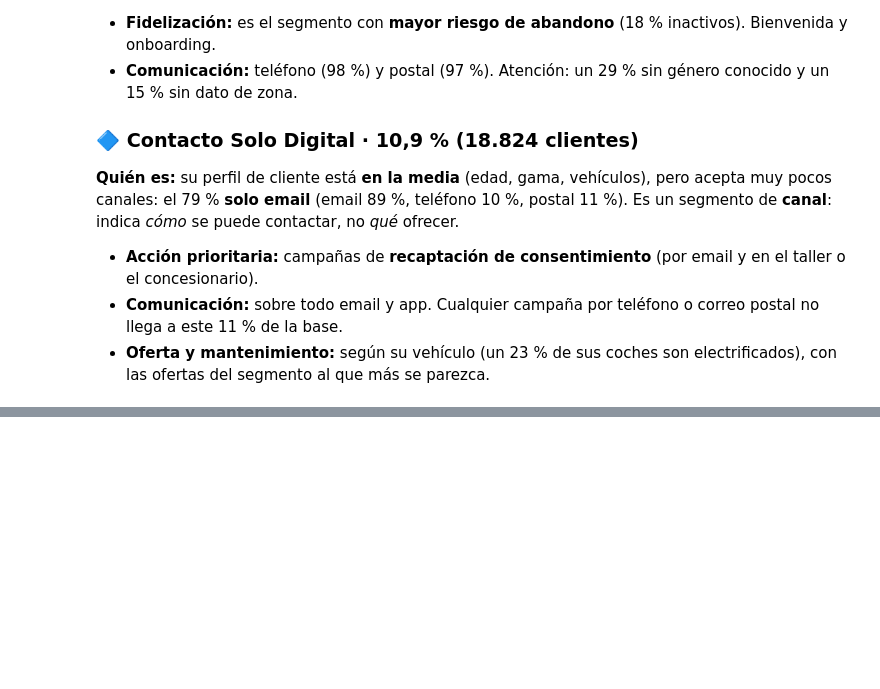
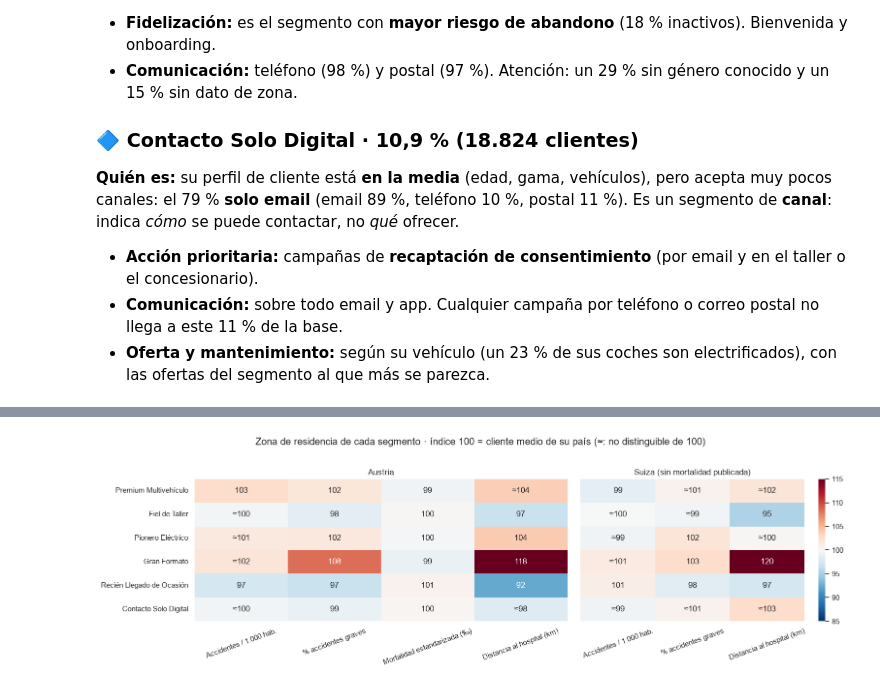
Before and after one commit to albaalibaii/Mercedes-Benz, a Jupyter notebook: Reto4_Segmentos.ipynb, the cells around one changed output, grey strips where cells are left out. Cells and saved outputs as stored; diff of their text form; code cells hidden in the pictures; blank space fills up the shorter version.

Commit message:
Reto 4: perfil de salud y seguridad vial por segmento y prueba con variables de zona en el K-Means

```diff
--- a/Reto4_Segmentos.ipynb
+++ b/Reto4_Segmentos.ipynb
@@ -487,0 +539,8 @@ Hipótesis: **entró en la marca con un coche de ocasión** (ver 3.2).
+# %%
+perfil_zona = {}
+for pais in ["AT", "CH"]:
+    s = clientes[clientes["country_code"] == pais]
+    t = s.groupby("segmento", observed=True)[list(IND)].mean().reindex(ORDEN)
+    t.loc["TOTAL"] = s[list(IND)].mean()
+    perfil_zona[pais] = t.rename(columns=IND)
+pd.concat(perfil_zona, axis=1).dropna(axis=1, how="all").map("{:.2f}".format)
@@ -487,0 +562,20 @@ Hipótesis: **entró en la marca con un coche de ocasión** (ver 3.2).
+# %%
+def indice_bootstrap(pais, col, B=500, semilla=0):
+    s = clientes[(clientes["country_code"] == pais) & clientes[col].notna()]
+    # Sumas y recuentos por zona y segmento: remuestrear zonas = dar a cada zona un peso (nº de veces que sale)
+    suma = s.pivot_table(index="zona", columns="segmento", values=col, aggfunc="sum", observed=True).reindex(columns=ORDEN).fillna(0)
+    n = s.pivot_table(index="zona", columns="segmento", values=col, aggfunc="size", observed=True).reindex(columns=ORDEN).fillna(0)
+    def indice(w):
+        seg = (w @ suma.values) / (w @ n.values)
+        return seg / ((w @ suma.values.sum(1)) / (w @ n.values.sum(1))) * 100
+    rng = np.random.default_rng(semilla)
+    pesos = rng.multinomial(len(suma), np.full(len(suma), 1 / len(suma)), size=B)
+    boot = np.array([indice(w) for w in pesos])
+    return pd.DataFrame({"índice": indice(np.ones(len(suma))), "ic_inf": np.percentile(boot, 2.5, axis=0),
+                         "ic_sup": np.percentile(boot, 97.5, axis=0)}, index=ORDEN)
+
+idx_zona = {(pais, col): indice_bootstrap(pais, col) for pais in ["AT", "CH"] for col in IND
+            if clientes.loc[clientes["country_code"] == pais, col].notna().any()}
+tabla_idx = pd.DataFrame({f"{pais} · {IND[col]}": r.apply(lambda f: f"{f['índice']:.0f} [{f['ic_inf']:.0f}-{f['ic_sup']:.0f}]", axis=1)
+                          for (pais, col), r in idx_zona.items()})
+tabla_idx
@@ -487,0 +590,16 @@ Hipótesis: **entró en la marca con un coche de ocasión** (ver 3.2).
+# %%
+fig, axes = plt.subplots(1, 2, figsize=(16, 4.8), gridspec_kw={"width_ratios": [4, 3]})
+for ax, pais in zip(axes, ["AT", "CH"]):
+    mat = pd.DataFrame({IND[col]: r["índice"] for (p, col), r in idx_zona.items() if p == pais})
+    # Celdas cuyo intervalo de confianza incluye el 100 → se marcan con "≈" (no distinguible de la media)
+    sig = pd.DataFrame({IND[col]: (r["ic_inf"] > 100) | (r["ic_sup"] < 100) for (p, col), r in idx_zona.items() if p == pais})
+    etiquetas = mat.round(0).astype(int).astype(str).where(sig, "≈" + mat.round(0).astype(int).astype(str))
+    sns.heatmap(mat, annot=etiquetas, fmt="", cmap="RdBu_r", center=100, vmin=85, vmax=115, ax=ax,
+                cbar=pais == "CH", yticklabels=pais == "AT")
+    ax.set_title({"AT": "Austria", "CH": "Suiza (sin mortalidad publicada)"}[pais])
+    ax.tick_params(axis="x", rotation=20)
+fig.suptitle("Zona de residencia de cada segmento · índice 100 = cliente medio de su país (≈: no distinguible de 100)", y=1.02)
+plt.tight_layout()
+plt.show()
+# %% [output]
+[figure, added]
```
Also changed, not shown: parts of 18 cells of this notebook, 1 other file.
